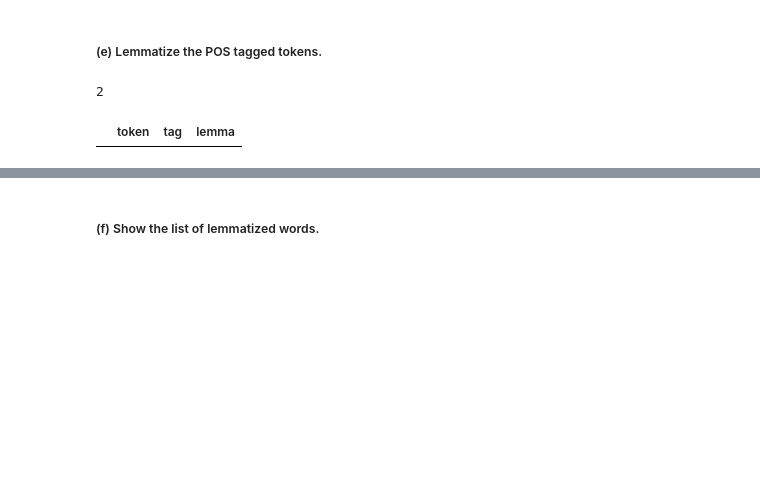
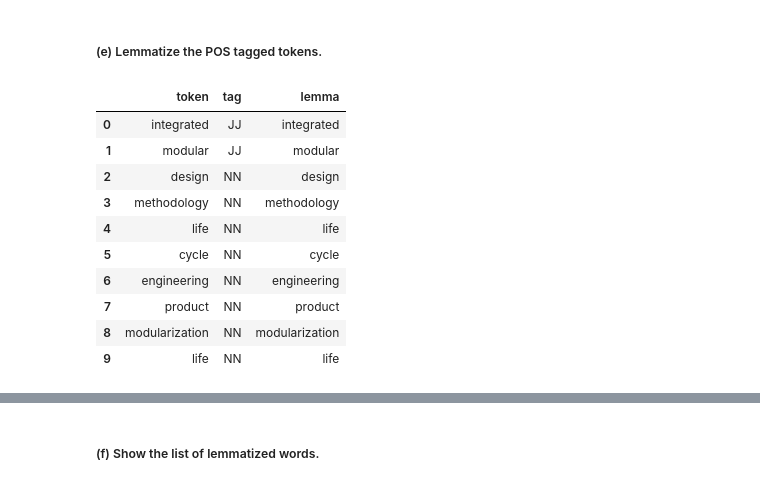
Before and after one commit to FarsanBaloo/DVA256, a Jupyter notebook: EXERCISE2/exercise2_solution_template.ipynb, the cells around one changed output, grey strips where cells are left out. Cells and saved outputs as stored; diff of their text form; code cells hidden in the pictures; blank space fills up the shorter version.

```diff
--- a/EXERCISE2/exercise2_solution_template.ipynb
+++ b/EXERCISE2/exercise2_solution_template.ipynb
@@ -295,17 +285,7 @@ def remove_stop_words(words):
     ###
     stop_words = stopwords.words('english')
 
-    secondStep = WordPunctTokenizer().tokenize(text_data)
-
-    for token in secondStep:
-        token = token.lower()
-        new_token = re.sub(r'^a-zA-Z]+', '', token)
-        if new_token not in stop_words:
-            if new_token != "": # and len(new_token) >= 2:
-                vowels = len([v for v in new_token if v in "aeiou"])
-                if vowels != 0:
-                    words_with_no_sw.append(new_token)
-
+    words_with_no_sw =[x for x in clean_words if x not in stop_words]
 
 
     return words_with_no_sw
@@ -383,27 +363,45 @@ def lemmatize(pos_tag_df):
     ###
     #   INSERT YOUR CODE to extract the single words from the input text.
     ###
-    iteration = 0
-    for i in pos_tag_df:
-        iteration += 1
-    print(pos_tag_df)
-    #    token = row['Word']
-    #    tag = row['Tag']
-    #    #wordnet_pos = get_wordnet_pos(tag)
-    #    lemma = lemmatize(token)
-    #    token_lemma.append({'token': token, 'tag': tag, 'lemma': lemma})
-    #token_lemma = nltk.WordNetLemmatizer(pos_tag_df)
+    newtokenlemma = []
+
+    for index, row in pos_tag_df.iterrows():
+        token = row['Word']
+        tag = row['Tag']
+        if tag[0] == 'J':
+            wordnet_pos = wn.ADJ
+        elif tag[0] == 'V':
+            wordnet_pos = wn.VERB
+        elif tag[0] == 'N':
+            wordnet_pos = wn.NOUN
+        elif tag[0] == 'R':
+            wordnet_pos = wn.ADV
+        else:
+            wordnet_pos = wn.NOUN
+        lemma = WordNetLemmatizer().lemmatize(token, pos=wordnet_pos)
+        newtokenlemma.append({'token': token, 'tag': tag, 'lemma': lemma})
+
+    token_lemma = pd.DataFrame(newtokenlemma, columns = ['token', 'tag', 'lemma'])
 
     return token_lemma
 # %%
 # converting the pos tagged words to their corresponding root forms...
 data_df = lemmatize(pos_tag_df)
 
 # examining the first 5 lemmatized words...
-display(data_df.head(5))
+display(data_df.head(10))
 # %% [output]
-2
 |  | token | tag | lemma |
+| 0 | integrated | JJ | integrated |
+| 1 | modular | JJ | modular |
+| 2 | design | NN | design |
+| 3 | methodology | NN | methodology |
+| 4 | life | NN | life |
+| 5 | cycle | NN | cycle |
+| 6 | engineering | NN | engineering |
+| 7 | product | NN | product |
+| 8 | modularization | NN | modularization |
+| 9 | life | NN | life |
 # %%
 # examining first 5 instances where tokens and lemmas are different [it is to check, whether the tokens are correctly lemmatized or not]...
 display(data_df[(data_df['token'] != data_df['lemma'])].head(5))
```
Also changed, not shown: parts of 9 cells of this notebook, 2 other files.
